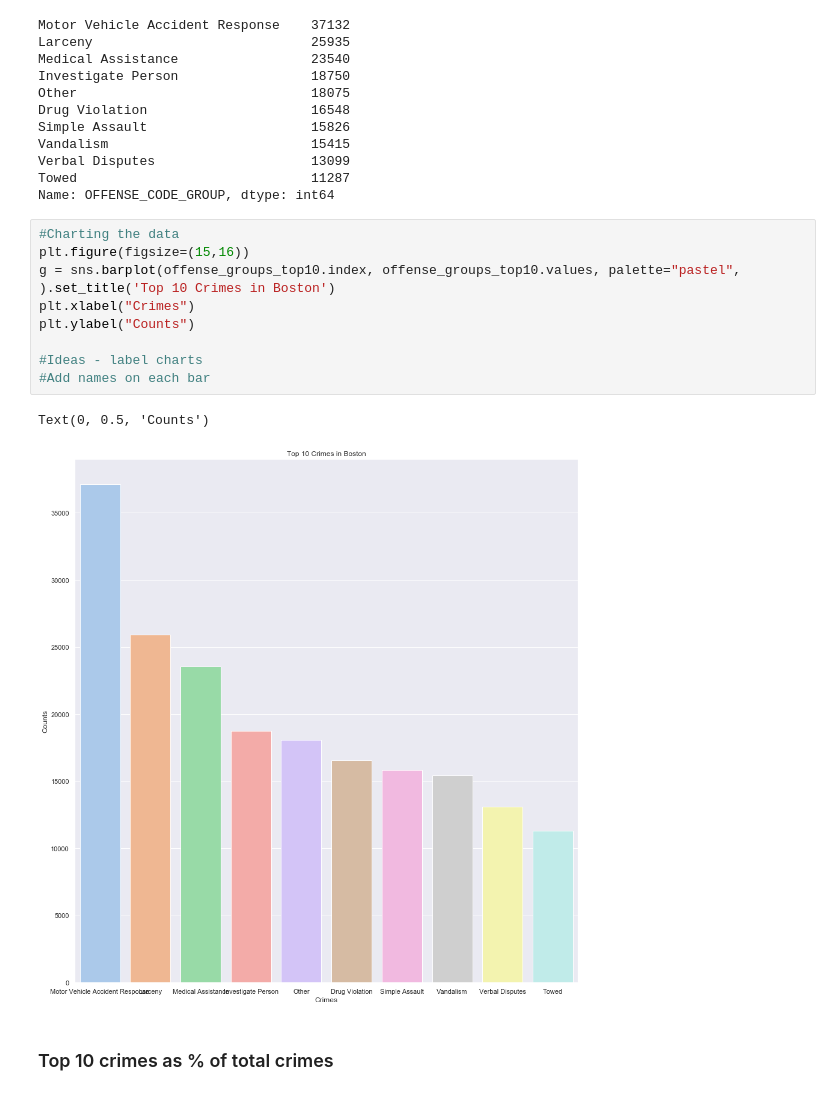
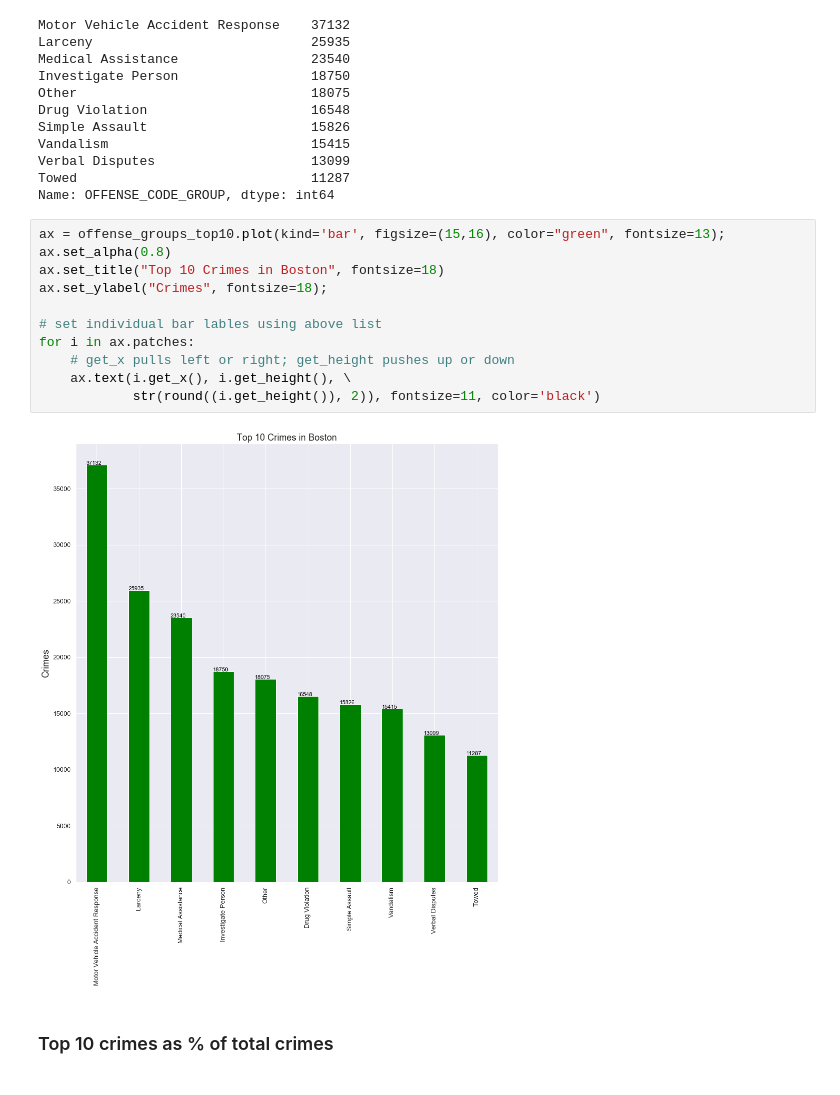
Before and after one commit to ValdemarQ/boston-crimes, a Jupyter notebook: Project 2 - Working with data, pandas & graphs.ipynb, the cells around one changed output. Cells and saved outputs as stored; diff of their text form.

```diff
--- a/Project 2 - Working with data, pandas & graphs.ipynb
+++ b/Project 2 - Working with data, pandas & graphs.ipynb
@@ -129,18 +131,19 @@ Vandalism                          15415
 Verbal Disputes                    13099
 Towed                              11287
 Name: OFFENSE_CODE_GROUP, dtype: int64
-# %%
-#Charting the data
-plt.figure(figsize=(15,16))
-g = sns.barplot(offense_groups_top10.index, offense_groups_top10.values, palette="pastel", ).set_title('Top 10 Crimes in Boston')
-plt.xlabel("Crimes")
-plt.ylabel("Counts")
-
-#Ideas - label charts
-#Add names on each bar
-# %% [output]
-Text(0, 0.5, 'Counts')
-[figure, removed]
+# %%
+ax = offense_groups_top10.plot(kind='bar', figsize=(15,16), color="green", fontsize=13);
+ax.set_alpha(0.8)
+ax.set_title("Top 10 Crimes in Boston", fontsize=18)
+ax.set_ylabel("Crimes", fontsize=18);
+
+# set individual bar lables using above list
+for i in ax.patches:
+    # get_x pulls left or right; get_height pushes up or down
+    ax.text(i.get_x(), i.get_height(), \
+            str(round((i.get_height()), 2)), fontsize=11, color='black')
+# %% [output]
+[figure, added]
 # %% [markdown]
 ### Top 10 crimes as % of total crimes
 # %%
```
Also changed, not shown: parts of 18 cells of this notebook.
